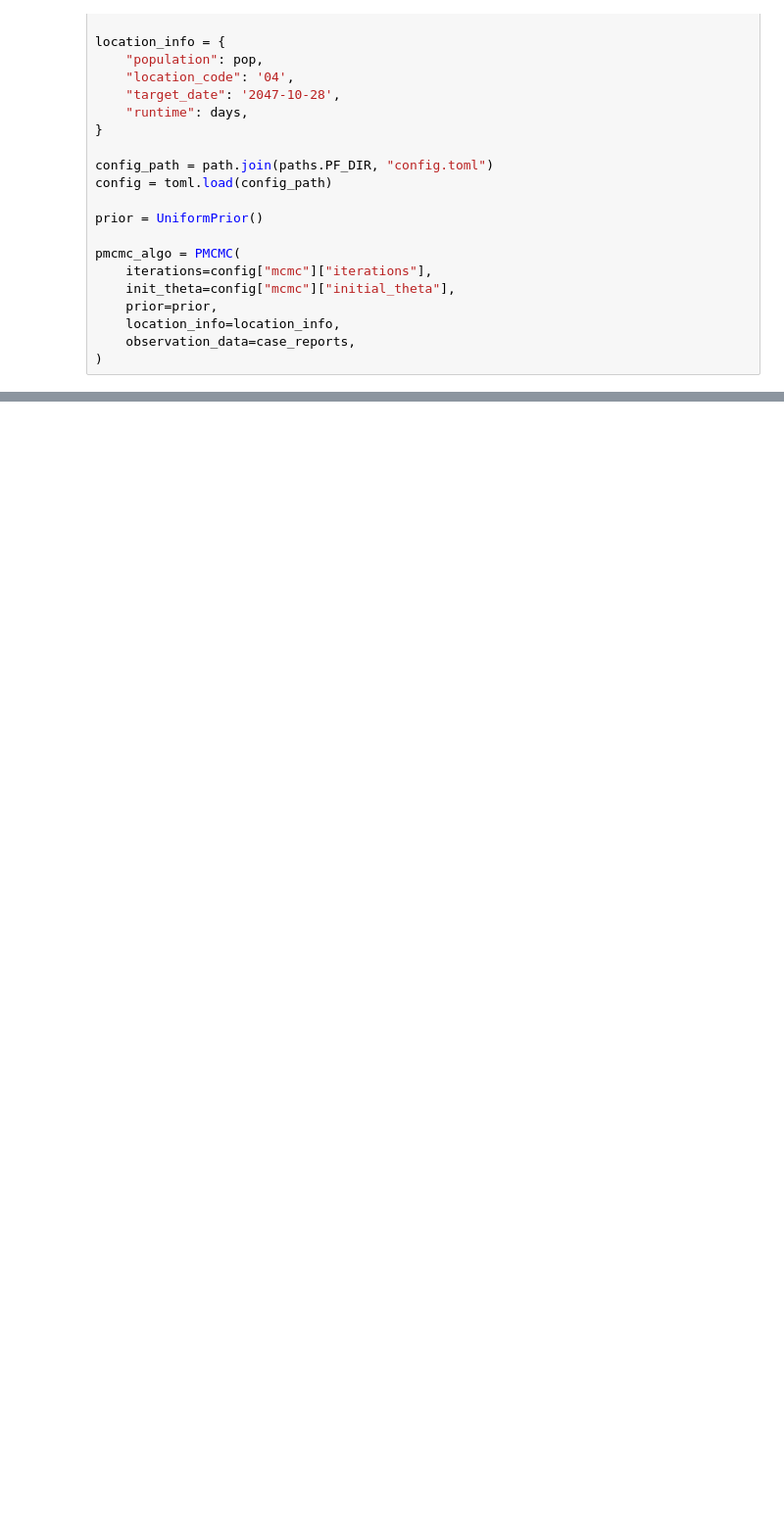
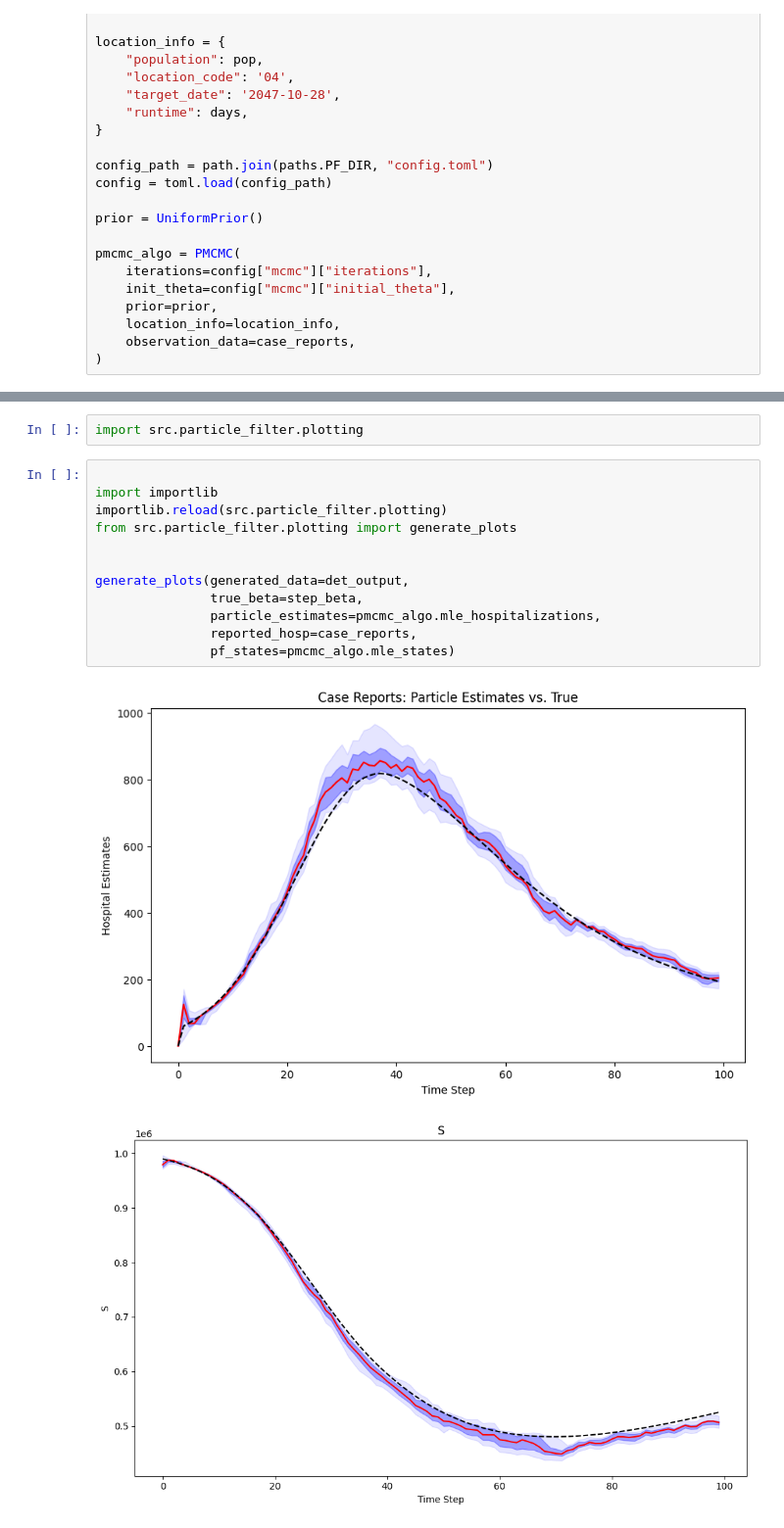
Before and after one commit to atiumcache/pmcmc_forecast, a Jupyter notebook: juptyer_notebooks/20240819_test_PMCMC.ipynb, the cells around one changed output, grey strips where cells are left out. Shown: that part at 98% size. Saved outputs shown, nothing was run; the diff lists cells and outputs as text; blank space fills up the shorter version.

```diff
--- a/juptyer_notebooks/20240819_test_PMCMC.ipynb
+++ b/juptyer_notebooks/20240819_test_PMCMC.ipynb
@@ -102,0 +108,17 @@ KeyboardInterrupt:
+# %%
+import src.particle_filter.plotting
+# %%
+
+import importlib
+importlib.reload(src.particle_filter.plotting)
+from src.particle_filter.plotting import generate_plots
+
+
+generate_plots(generated_data=det_output,
+               true_beta=step_beta,
+               particle_estimates=pmcmc_algo.mle_hospitalizations,
+               reported_hosp=case_reports,
+               pf_states=pmcmc_algo.mle_states)
+# %% [output]
+[figure, added]
+[figure, added]
```
Also changed, not shown: parts of 4 cells of this notebook, 4 other files.
